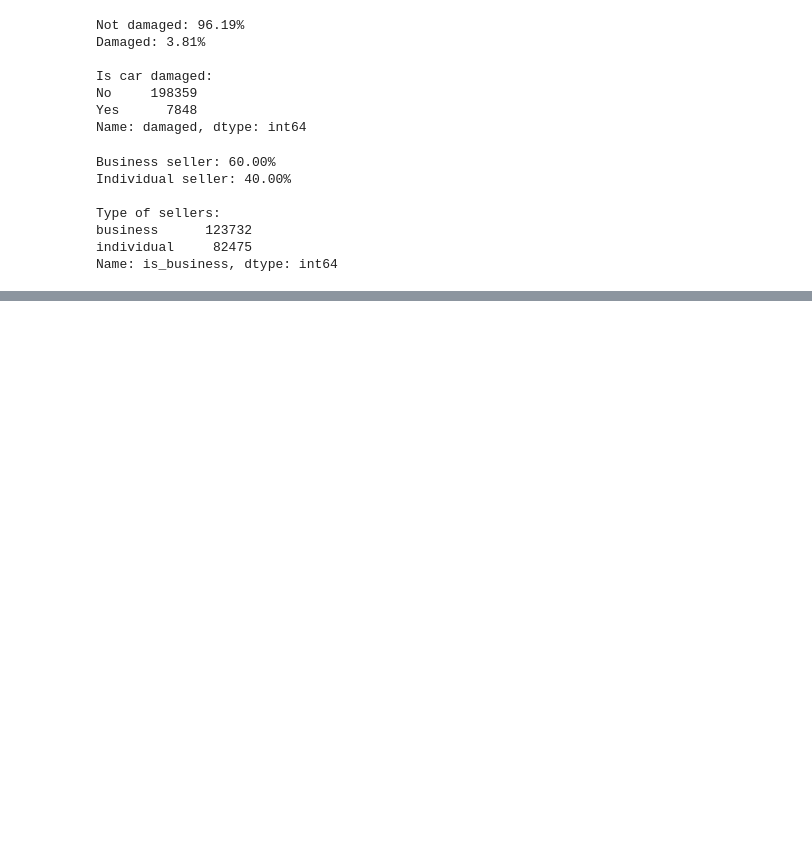
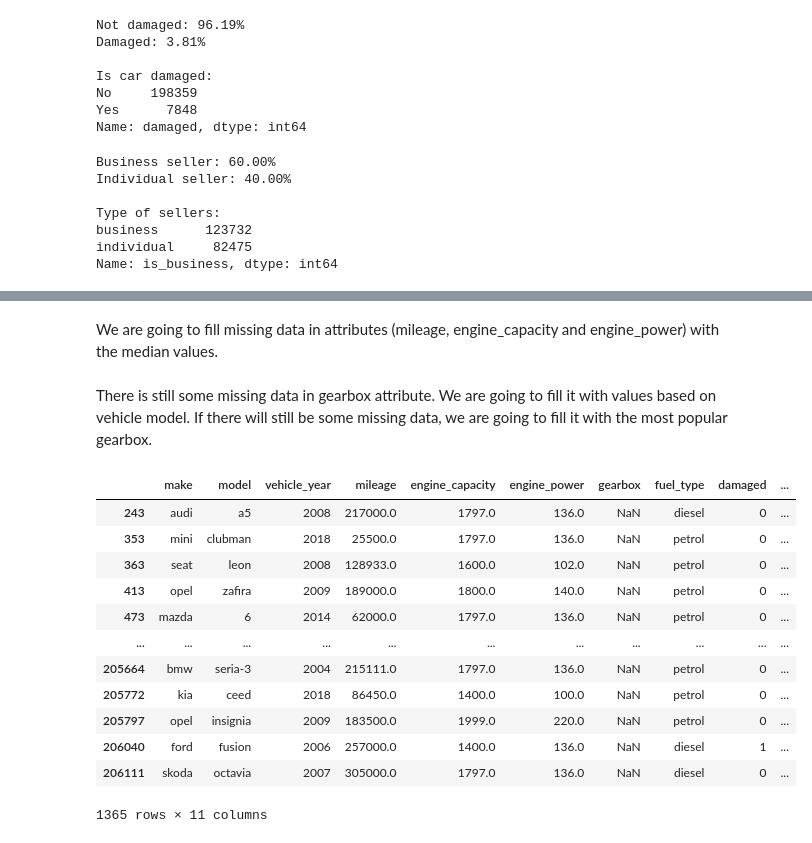
Before and after one commit to Piotr45/cars_price_prediction, a Jupyter notebook: car_price_prediction.ipynb, the cells around one changed output, grey strips where cells are left out. Drawn from its saved outputs; the diff is of its cells as text; code cells hidden in the pictures; blank space fills up the shorter version.

```diff
--- a/car_price_prediction.ipynb
+++ b/car_price_prediction.ipynb
@@ -331,0 +351,25 @@ Name: is_business, dtype: int64
+# %% [markdown]
+We are going to fill missing data in attributes (mileage, engine_capacity and engine_power) with the median values.
+# %%
+import warnings
+warnings.filterwarnings('ignore')
+
+df.fillna(df.median(), inplace=True)
+# %% [markdown]
+There is still some missing data in gearbox attribute. We are going to fill it with values based on vehicle model. If there will still be some missing data, we are going to fill it with the most popular gearbox.
+# %%
+df[df.isnull().any(axis=1)]
+# %% [output]
+|  | make | model | vehicle_year | mileage | engine_capacity | engine_power | gearbox | fuel_type | damaged | ... |
+| 243 | audi | a5 | 2008 | 217000.0 | 1797.0 | 136.0 | NaN | diesel | 0 | ... |
+| 353 | mini | clubman | 2018 | 25500.0 | 1797.0 | 136.0 | NaN | petrol | 0 | ... |
+| 363 | seat | leon | 2008 | 128933.0 | 1600.0 | 102.0 | NaN | petrol | 0 | ... |
+| 413 | opel | zafira | 2009 | 189000.0 | 1800.0 | 140.0 | NaN | petrol | 0 | ... |
+| 473 | mazda | 6 | 2014 | 62000.0 | 1797.0 | 136.0 | NaN | petrol | 0 | ... |
+| ... | ... | ... | ... | ... | ... | ... | ... | ... | ... | ... |
+| 205664 | bmw | seria-3 | 2004 | 215111.0 | 1797.0 | 136.0 | NaN | petrol | 0 | ... |
+| 205772 | kia | ceed | 2018 | 86450.0 | 1400.0 | 100.0 | NaN | petrol | 0 | ... |
+| 205797 | opel | insignia | 2009 | 183500.0 | 1999.0 | 220.0 | NaN | petrol | 0 | ... |
+| 206040 | ford | fusion | 2006 | 257000.0 | 1400.0 | 136.0 | NaN | diesel | 1 | ... |
+| 206111 | skoda | octavia | 2007 | 305000.0 | 1797.0 | 136.0 | NaN | diesel | 0 | ... |
+1365 rows × 11 columns
```
Also changed, not shown: parts of 19 cells of this notebook.
